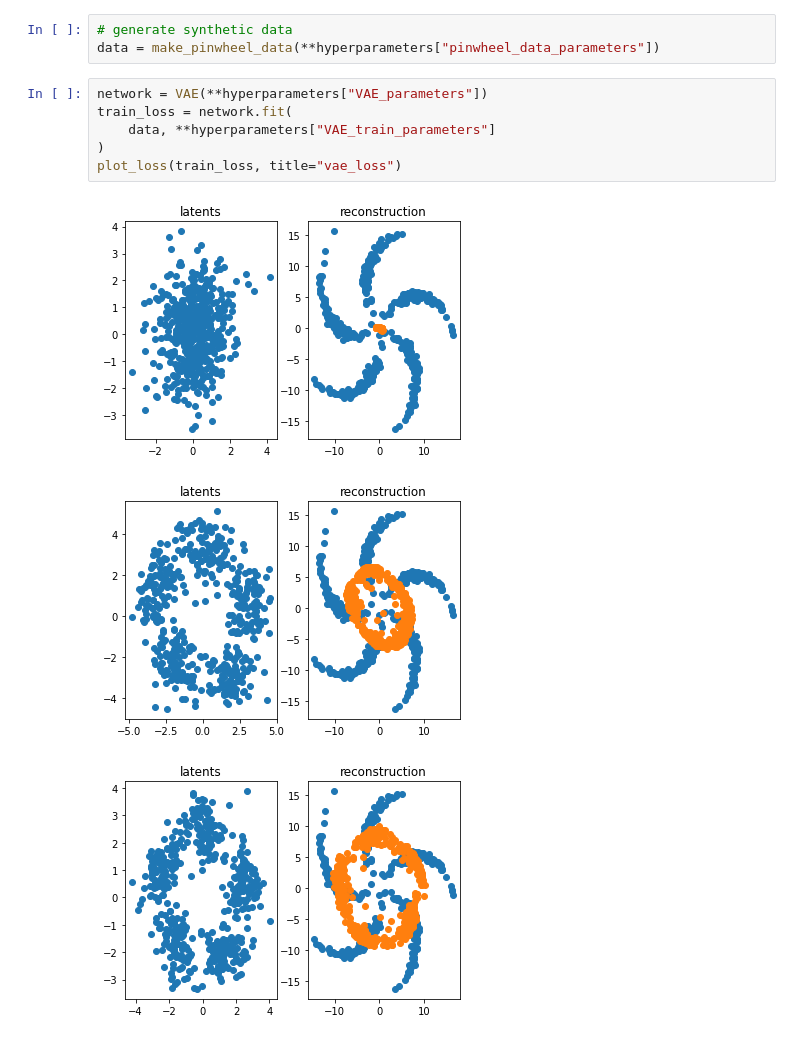
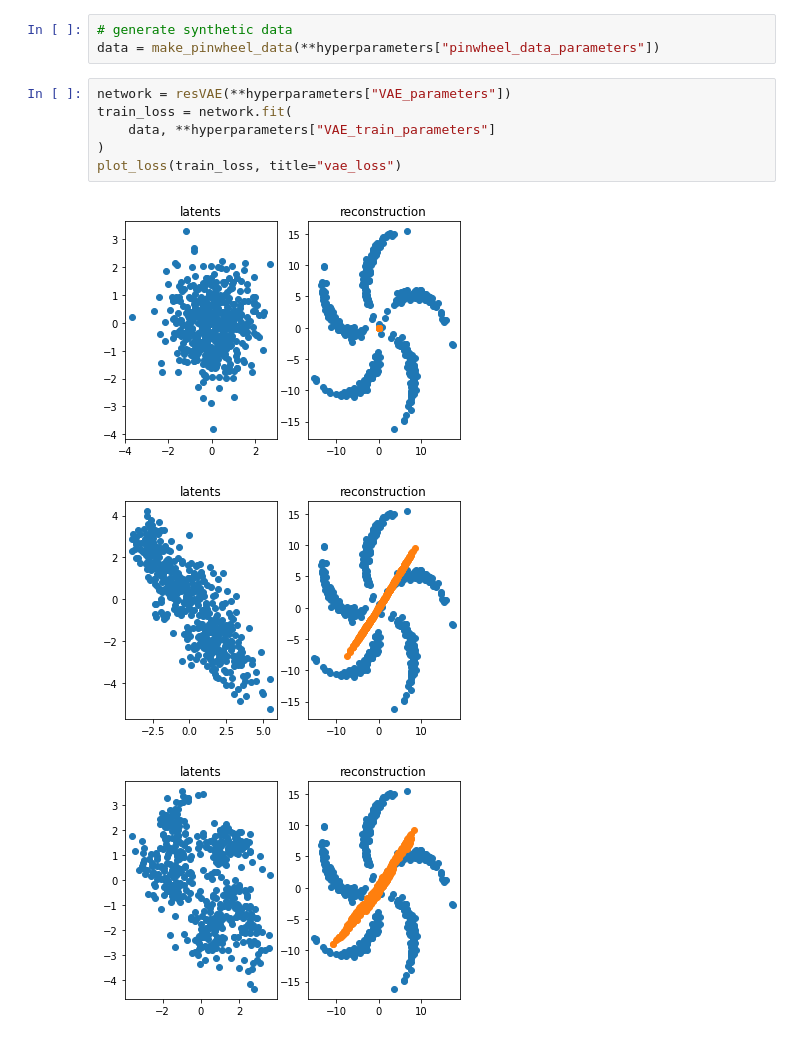
Before and after one commit to JohanvandenHeuvel/SVAE, a Jupyter notebook: vae/main.ipynb, the cells around one changed output. Drawn from its saved outputs; the diff is of its cells as text.

```diff
--- a/vae/main.ipynb
+++ b/vae/main.ipynb
@@ -21,12 +21,12 @@ hyperparameters = {
 # generate synthetic data
 data = make_pinwheel_data(**hyperparameters["pinwheel_data_parameters"])
 # %%
-network = VAE(**hyperparameters["VAE_parameters"])
+network = resVAE(**hyperparameters["VAE_parameters"])
 train_loss = network.fit(
     data, **hyperparameters["VAE_train_parameters"]
 )
 plot_loss(train_loss, title="vae_loss")
 # %% [output]
-[figure, old version]
+[figure, new version]
-[figure, old version]
+[figure, new version]
-[figure, old version]
+[figure, new version]
```
Also changed, not shown: parts of 1 cell of this notebook, 5 other files.
